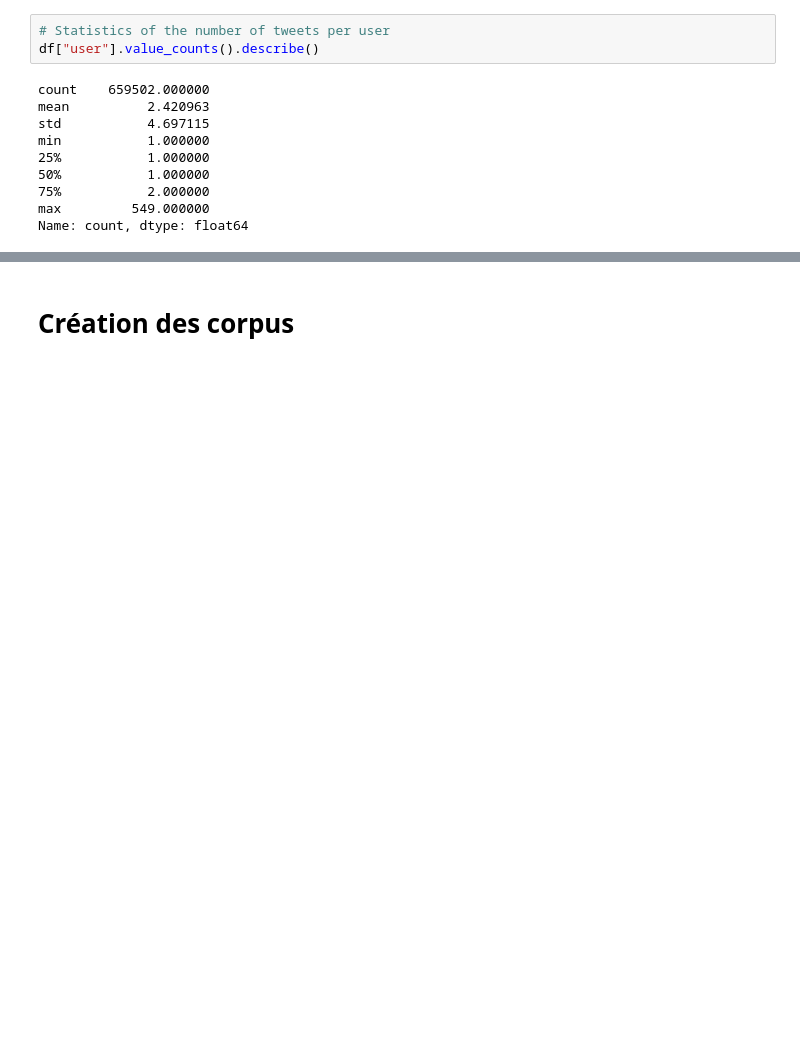
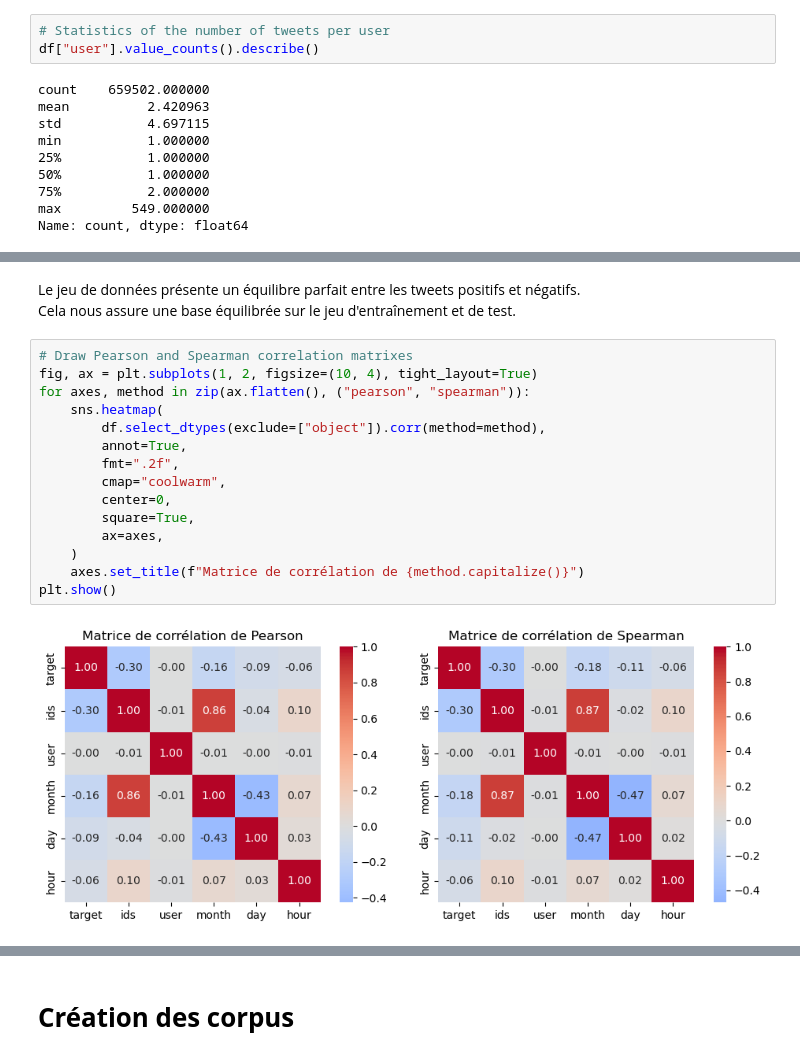
Before and after one commit to Hedredo/oc_p7, a Jupyter notebook: notebooks/exploration.ipynb, the cells around one changed output, grey strips where cells are left out. Saved outputs shown, nothing was run; the diff lists cells and outputs as text; blank space fills up the shorter version.

```diff
--- a/notebooks/exploration.ipynb
+++ b/notebooks/exploration.ipynb
@@ -246,0 +288,20 @@ plt.show()
+# %% [markdown]
+Le jeu de données présente un équilibre parfait entre les tweets positifs et négatifs.<br>
+Cela nous assure une base équilibrée sur le jeu d'entraînement et de test.
+# %%
+# Draw Pearson and Spearman correlation matrixes
+fig, ax = plt.subplots(1, 2, figsize=(10, 4), tight_layout=True)
+for axes, method in zip(ax.flatten(), ("pearson", "spearman")):
+    sns.heatmap(
+        df.select_dtypes(exclude=["object"]).corr(method=method),
+        annot=True,
+        fmt=".2f",
+        cmap="coolwarm",
+        center=0,
+        square=True,
+        ax=axes,
+    )
+    axes.set_title(f"Matrice de corrélation de {method.capitalize()}")
+plt.show()
+# %% [output]
+[figure, added]
```
Also changed, not shown: parts of 73 cells of this notebook, 9 other files.
